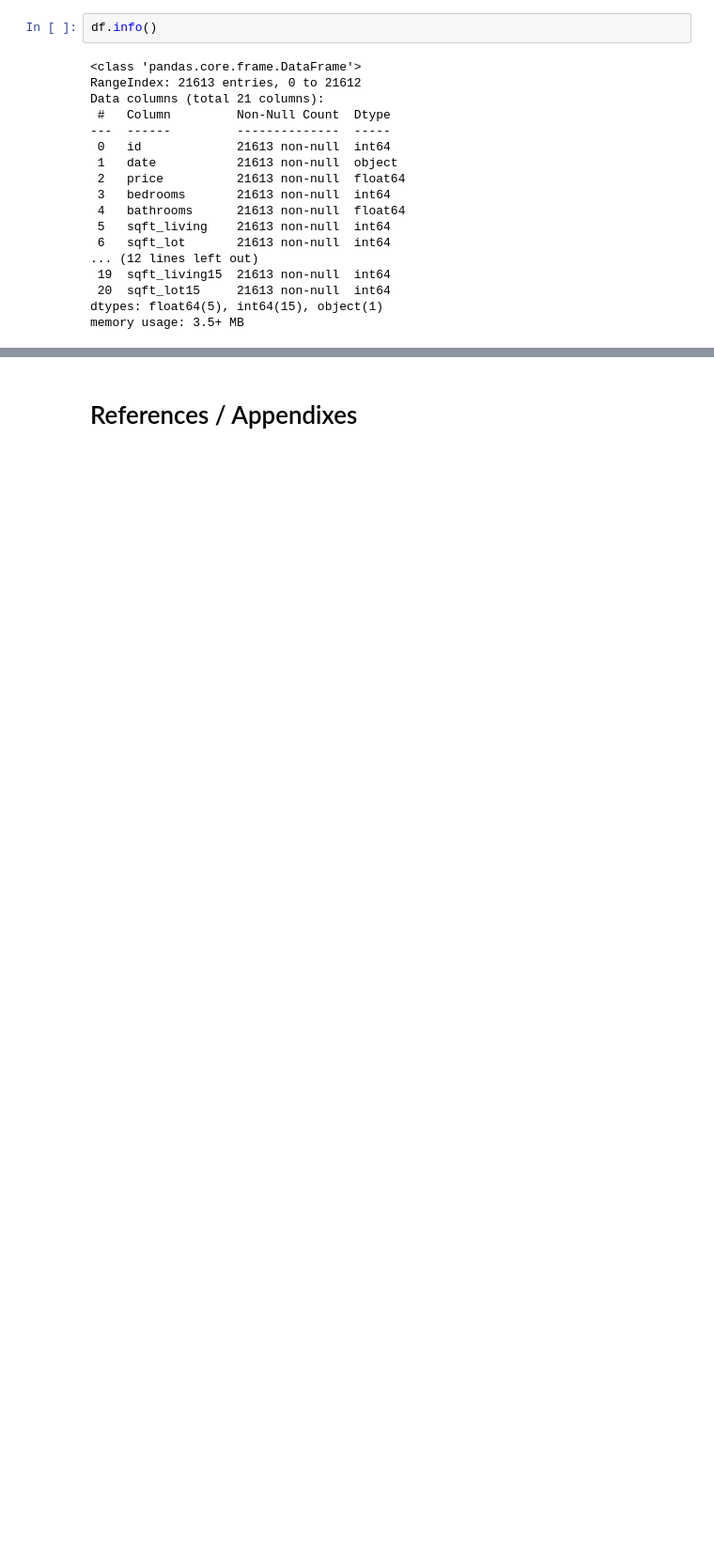
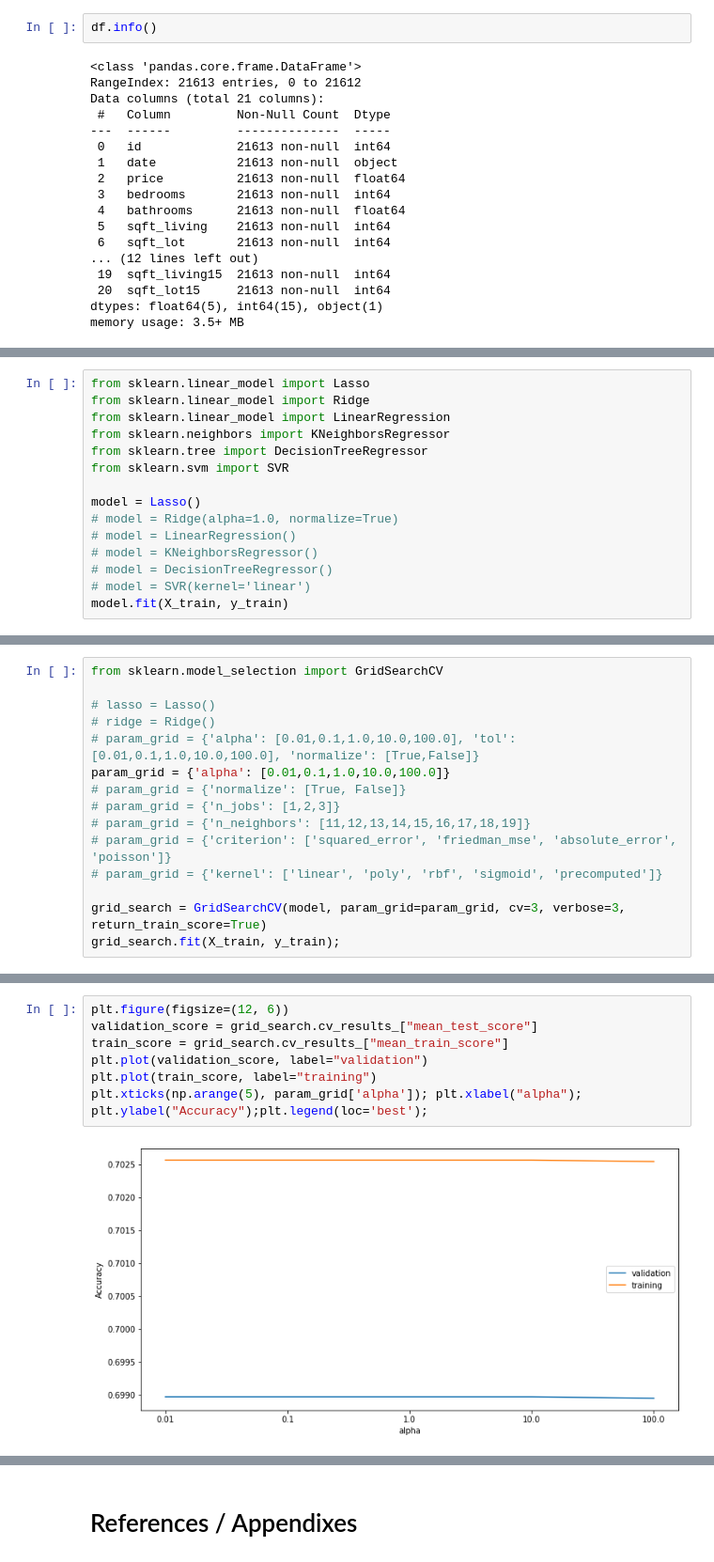
Before and after one commit to kelv-yap/sp_dsai_machine_learning, a Jupyter notebook: regression/regression.ipynb, the cells around one changed output, grey strips where cells are left out. Shown at 94% size. Drawn from its saved outputs; the diff is of its cells as text; blank space fills up the shorter version.

```diff
--- a/regression/regression.ipynb
+++ b/regression/regression.ipynb
@@ -171,0 +245,15 @@ print(summary_table)
+# %%
+from sklearn.linear_model import Lasso
+from sklearn.linear_model import Ridge
+from sklearn.linear_model import LinearRegression
+from sklearn.neighbors import KNeighborsRegressor
+from sklearn.tree import DecisionTreeRegressor
+from sklearn.svm import SVR
+
+model = Lasso()
+# model = Ridge(alpha=1.0, normalize=True)
+# model = LinearRegression()
+# model = KNeighborsRegressor()
+# model = DecisionTreeRegressor()
+# model = SVR(kernel='linear')
+model.fit(X_train, y_train)
@@ -171,0 +304,15 @@ print(summary_table)
+# %%
+from sklearn.model_selection import GridSearchCV
+
+# lasso = Lasso()
+# ridge = Ridge()
+# param_grid = {'alpha': [0.01,0.1,1.0,10.0,100.0], 'tol': [0.01,0.1,1.0,10.0,100.0], 'normalize': [True,False]}
+param_grid = {'alpha': [0.01,0.1,1.0,10.0,100.0]}
+# param_grid = {'normalize': [True, False]}
+# param_grid = {'n_jobs': [1,2,3]}
+# param_grid = {'n_neighbors': [11,12,13,14,15,16,17,18,19]}
+# param_grid = {'criterion': ['squared_error', 'friedman_mse', 'absolute_error', 'poisson']}
+# param_grid = {'kernel': ['linear', 'poly', 'rbf', 'sigmoid', 'precomputed']}
+
+grid_search = GridSearchCV(model, param_grid=param_grid, cv=3, verbose=3, return_train_score=True)
+grid_search.fit(X_train, y_train);
@@ -171,0 +364,9 @@ print(summary_table)
+# %%
+plt.figure(figsize=(12, 6))
+validation_score = grid_search.cv_results_["mean_test_score"]
+train_score = grid_search.cv_results_["mean_train_score"]
+plt.plot(validation_score, label="validation")
+plt.plot(train_score, label="training")
+plt.xticks(np.arange(5), param_grid['alpha']); plt.xlabel("alpha"); plt.ylabel("Accuracy");plt.legend(loc='best');
+# %% [output]
+[figure, added]
```
Also changed, not shown: parts of 64 cells of this notebook, 1 other file.
